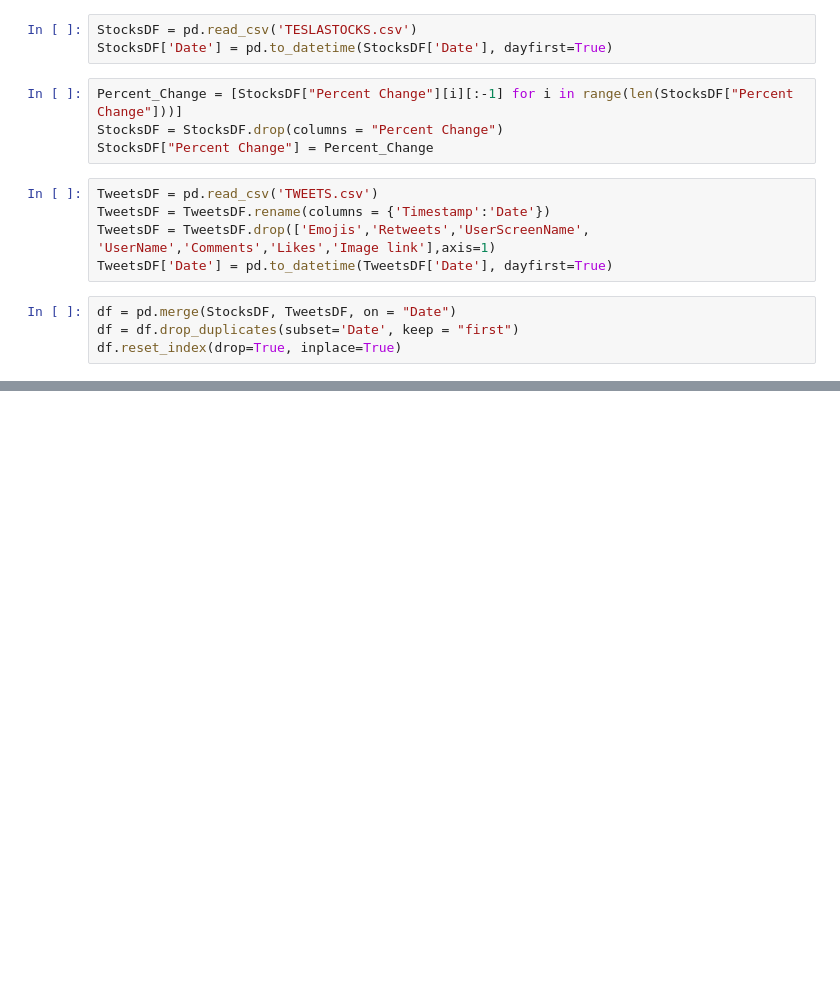
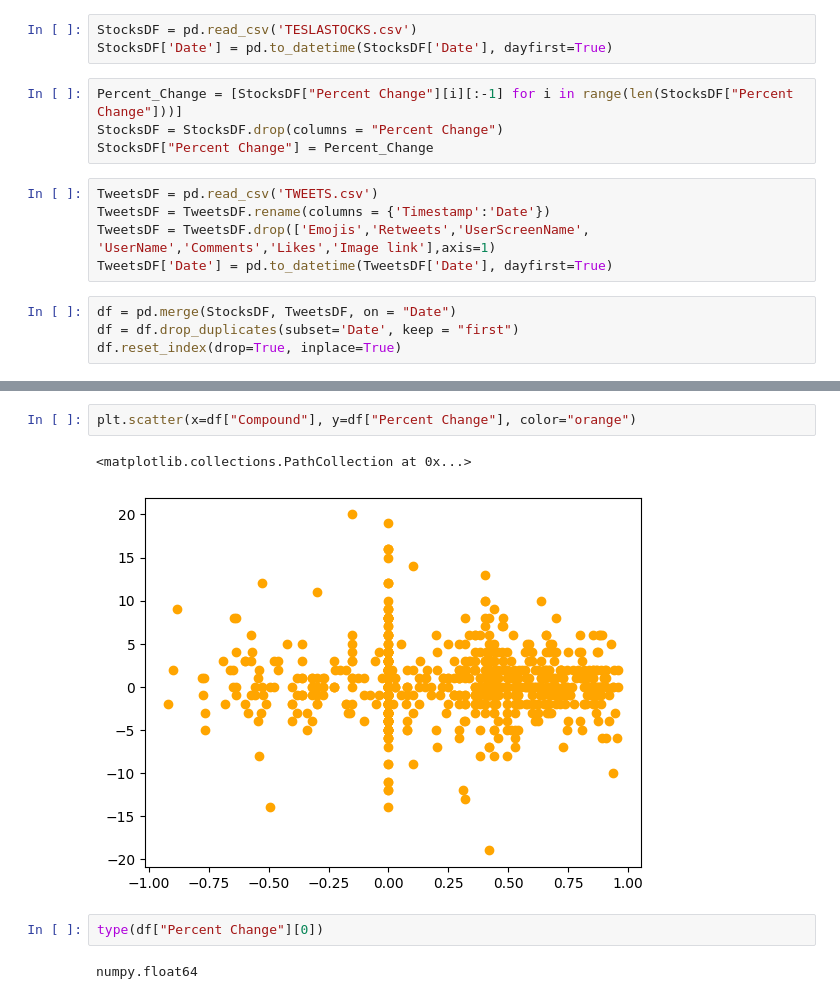
Before and after one commit to SureFoot0/Elon-Musk-Tesla-Tweets, a Jupyter notebook: SentimentAnalysis.ipynb, the cells around one changed output, grey strips where cells are left out. Drawn from its saved outputs; the diff is of its cells as text; blank space fills up the shorter version.

```diff
--- a/SentimentAnalysis.ipynb
+++ b/SentimentAnalysis.ipynb
@@ -106,0 +108,9 @@ LookupError:
+# %%
+plt.scatter(x=df["Compound"], y=df["Percent Change"], color="orange")
+# %% [output]
+<matplotlib.collections.PathCollection at 0x...>
+[figure, added]
+# %%
+type(df["Percent Change"][0])
+# %% [output]
+numpy.float64
```
Also changed, not shown: parts of 13 cells of this notebook, 2 other files.
